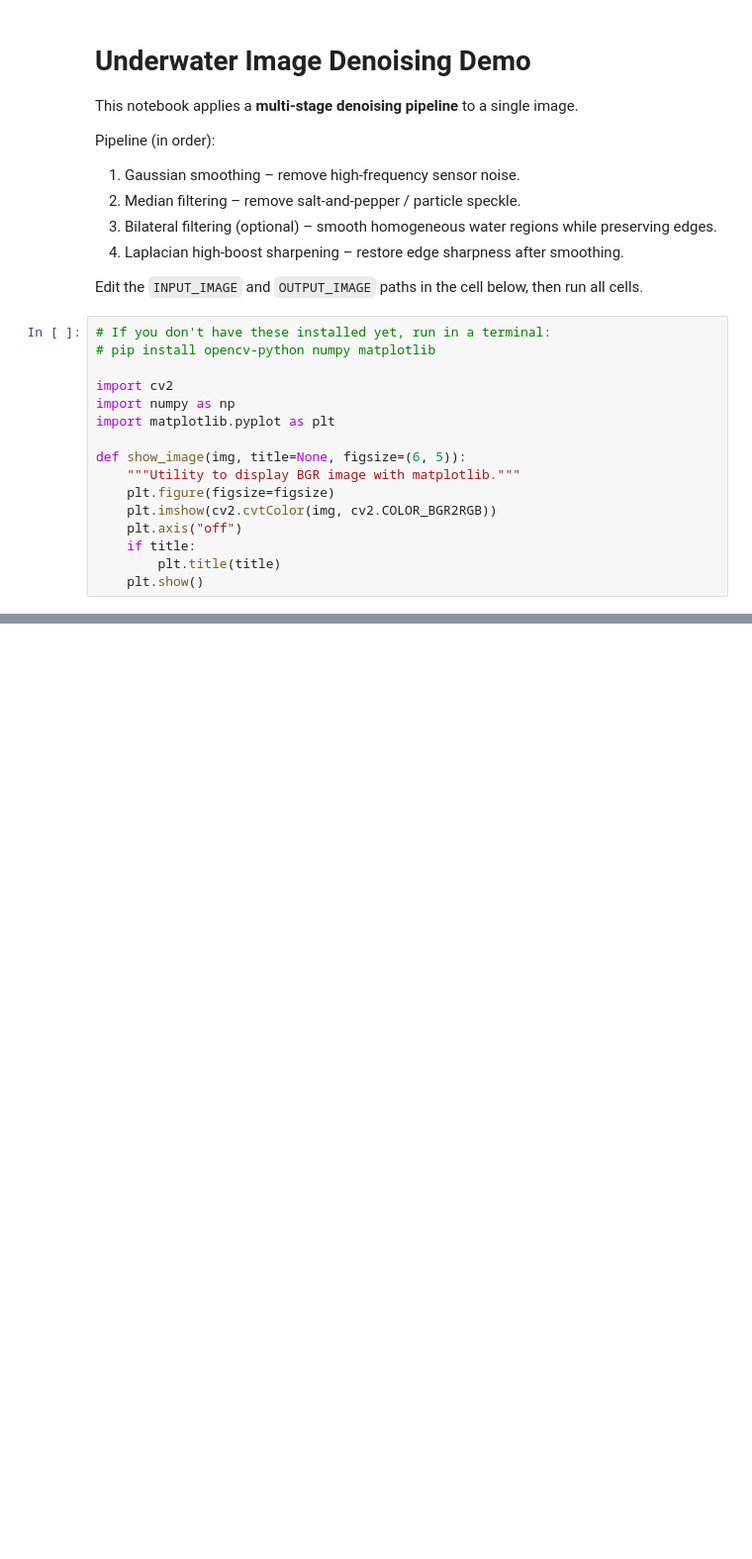
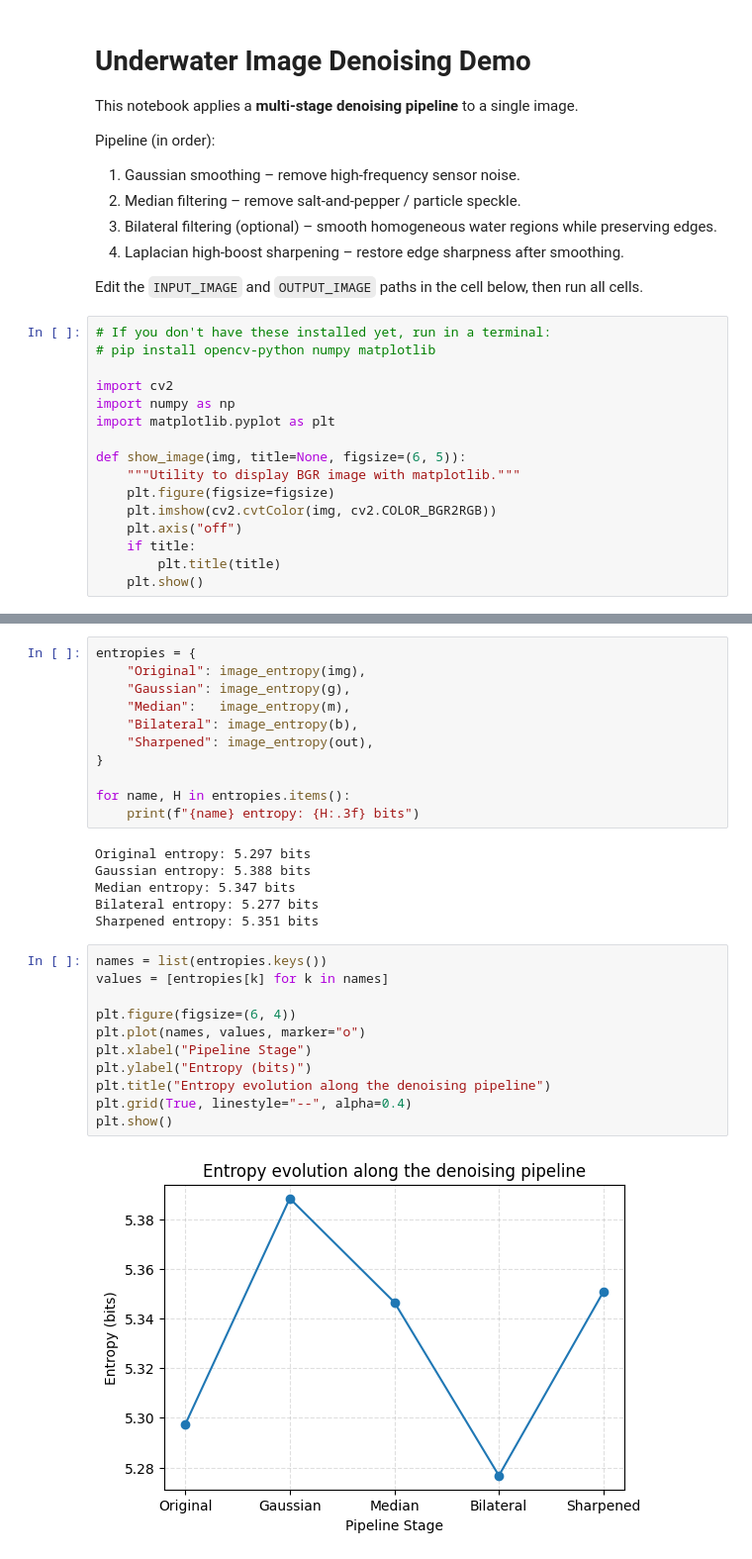
Before and after one commit to mistycai/underwater-enhancement, a Jupyter notebook: notebooks/noise.ipynb, the cells around one changed output, grey strips where cells are left out. Shown at 99% size. Cells and saved outputs as stored; diff of their text form; blank space fills up the shorter version.

```diff
--- a/notebooks/noise.ipynb
+++ b/notebooks/noise.ipynb
@@ -117,0 +198,30 @@ Saved denoised image to: output_denoised2.jpg
+# %%
+entropies = {
+    "Original": image_entropy(img),
+    "Gaussian": image_entropy(g),
+    "Median":   image_entropy(m),
+    "Bilateral": image_entropy(b),
+    "Sharpened": image_entropy(out),
+}
+
+for name, H in entropies.items():
+    print(f"{name} entropy: {H:.3f} bits")
+# %% [output]
+Original entropy: 5.297 bits
+Gaussian entropy: 5.388 bits
+Median entropy: 5.347 bits
+Bilateral entropy: 5.277 bits
+Sharpened entropy: 5.351 bits
+# %%
+names = list(entropies.keys())
+values = [entropies[k] for k in names]
+
+plt.figure(figsize=(6, 4))
+plt.plot(names, values, marker="o")
+plt.xlabel("Pipeline Stage")
+plt.ylabel("Entropy (bits)")
+plt.title("Entropy evolution along the denoising pipeline")
+plt.grid(True, linestyle="--", alpha=0.4)
+plt.show()
+# %% [output]
+[figure, added]
```
Also changed, not shown: parts of 3 cells of this notebook.
